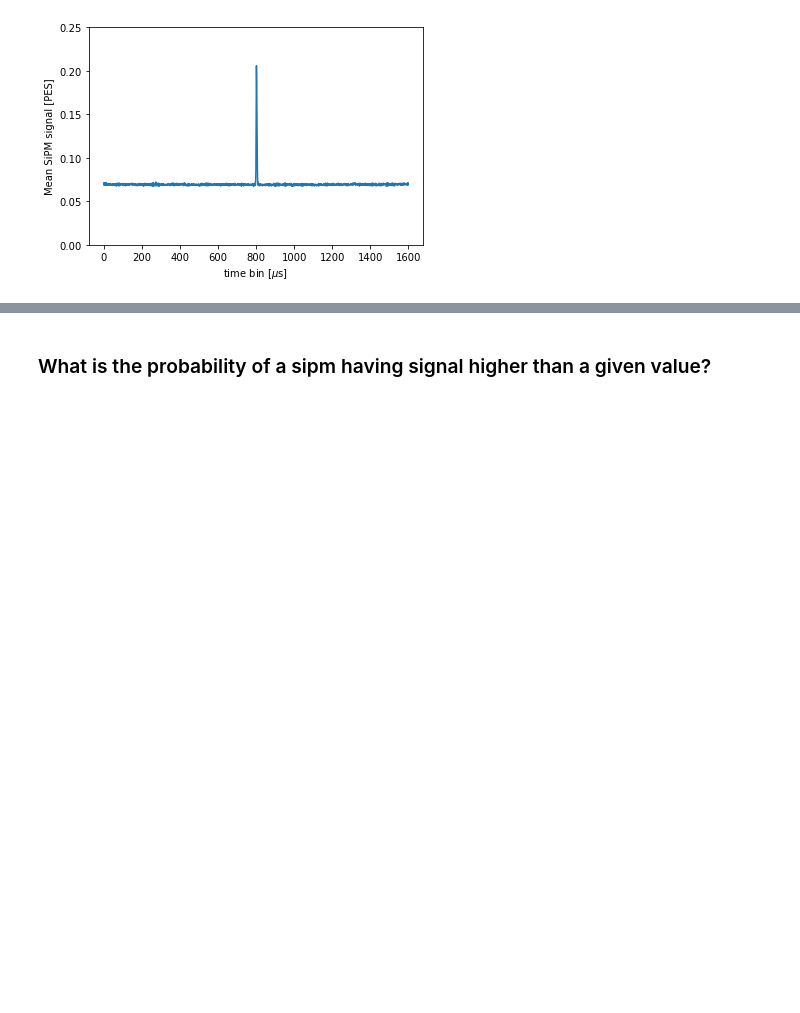
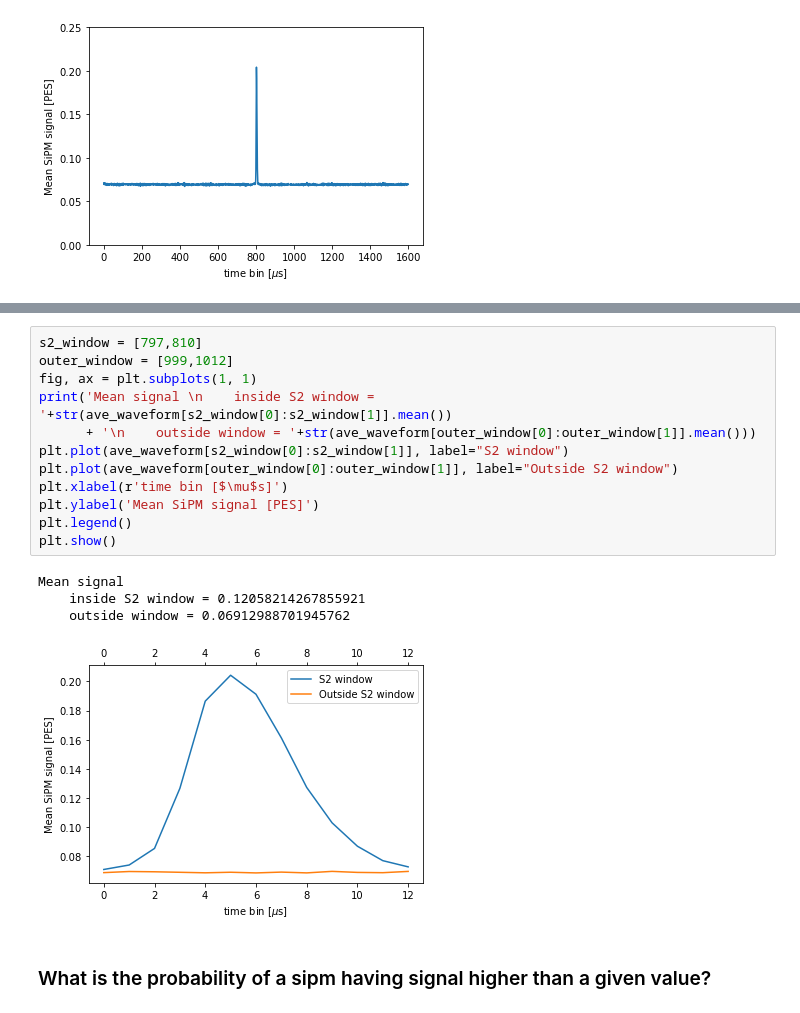
Before and after one commit to tcontrer/nz_analysis, a Jupyter notebook: notebooks/nz_analysis.ipynb, the cells around one changed output, grey strips where cells are left out. Cells and saved outputs as stored; diff of their text form; blank space fills up the shorter version.

```diff
--- a/notebooks/nz_analysis.ipynb
+++ b/notebooks/nz_analysis.ipynb
@@ -223,3 +230,20 @@ Mean signal
+# %%
+s2_window = [797,810]
+outer_window = [999,1012]
+fig, ax = plt.subplots(1, 1)
+print('Mean signal \n    inside S2 window = '+str(ave_waveform[s2_window[0]:s2_window[1]].mean())
+      + '\n    outside window = '+str(ave_waveform[outer_window[0]:outer_window[1]].mean()))
+plt.plot(ave_waveform[s2_window[0]:s2_window[1]], label="S2 window")
+plt.plot(ave_waveform[outer_window[0]:outer_window[1]], label="Outside S2 window")
+plt.xlabel(r'time bin [$\mu$s]')
+plt.ylabel('Mean SiPM signal [PES]')
+plt.legend()
+plt.show()
+# %% [output]
+Mean signal
+    inside S2 window = 0.12058214267855921
+    outside window = 0.06912988701945762
+[figure, added]
 # %% [markdown]
 ### What is the probability of a sipm having signal higher than a given value?
 # %%
```
Also changed, not shown: parts of 89 cells of this notebook, 9 other files.
